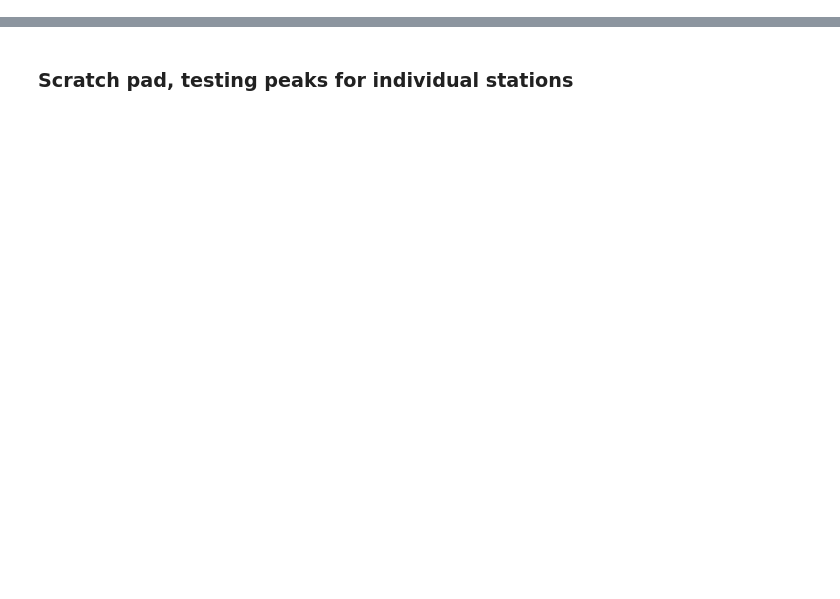
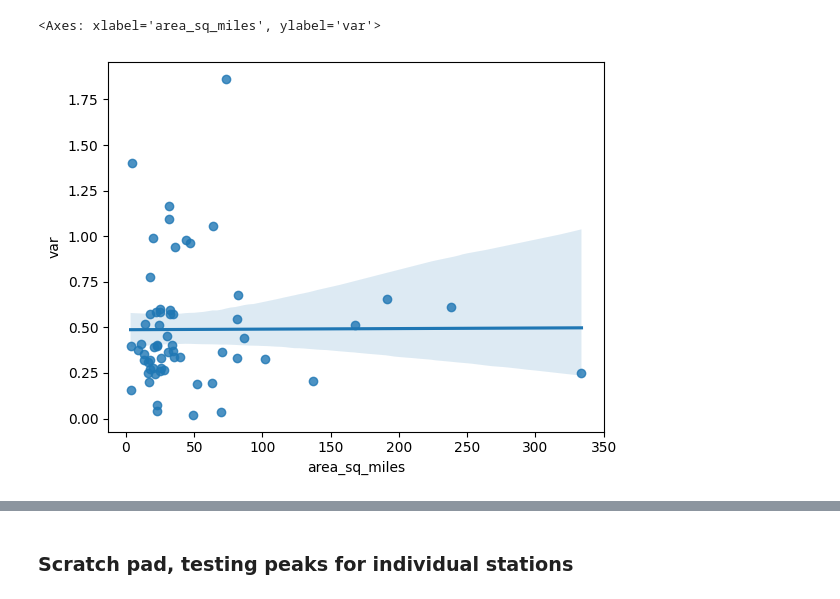
Before and after one commit to kroy/nyc_water_supply_analysis, a Jupyter notebook: code/streamflow.ipynb, the cells around one changed output, grey strips where cells are left out. Cells and saved outputs as stored; diff of their text form; code cells hidden in the pictures; blank space fills up the shorter version.

```diff
--- a/code/streamflow.ipynb
+++ b/code/streamflow.ipynb
@@ -93,0 +102,4 @@ peaks_df
+# %%
+# write stream metadata to csv
+joining_meta = stream_gages_in_watershed.loc[:,["STAID", "BASIN"]].set_index("STAID")
+sites.set_index("site_no").join(joining_meta).to_csv(stream_gage_out)
@@ -98,0 +217,9 @@ sns.lineplot(data=peaks_df.loc[(delaware_walton_site)])
+# %%
+# join in some random info about the site
+# TODO: include info about watershed, eg size and impermeable surfaces
+variance_site_info = normalized_variance.join(
+  sites.set_index("site_no"), how="left"
+).join(
+  site_watershed_gdf, how="left", lsuffix="_site", rsuffix="_site_watershed"
+)
+variance_site_info
@@ -98,0 +246,5 @@ sns.lineplot(data=peaks_df.loc[(delaware_walton_site)])
+# %%
+sns.regplot(data=variance_site_info, x="area_sq_miles", y="var")
+# %% [output]
+<Axes: xlabel='area_sq_miles', ylabel='var'>
+[figure, added]
```
Also changed, not shown: parts of 22 cells of this notebook, 9 other files.
